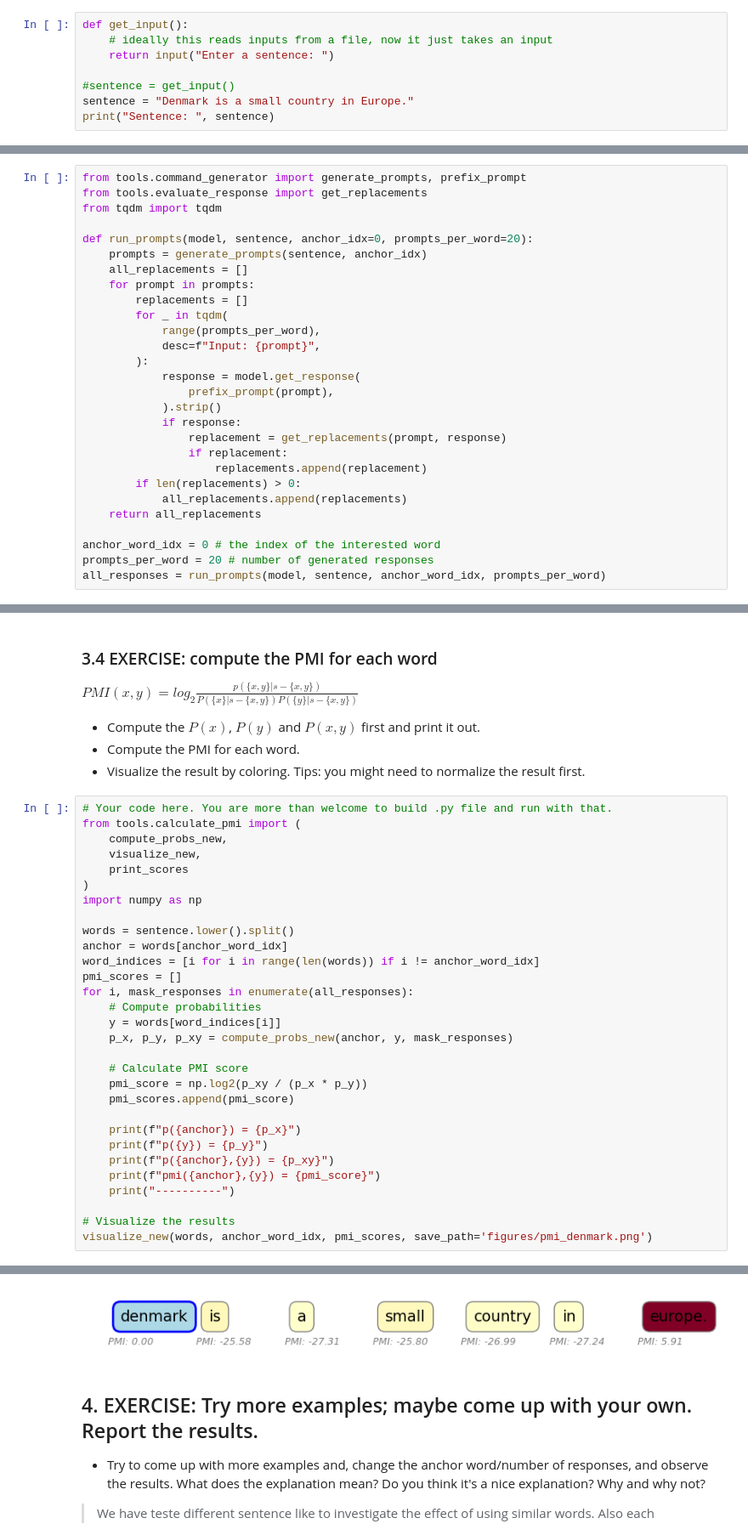
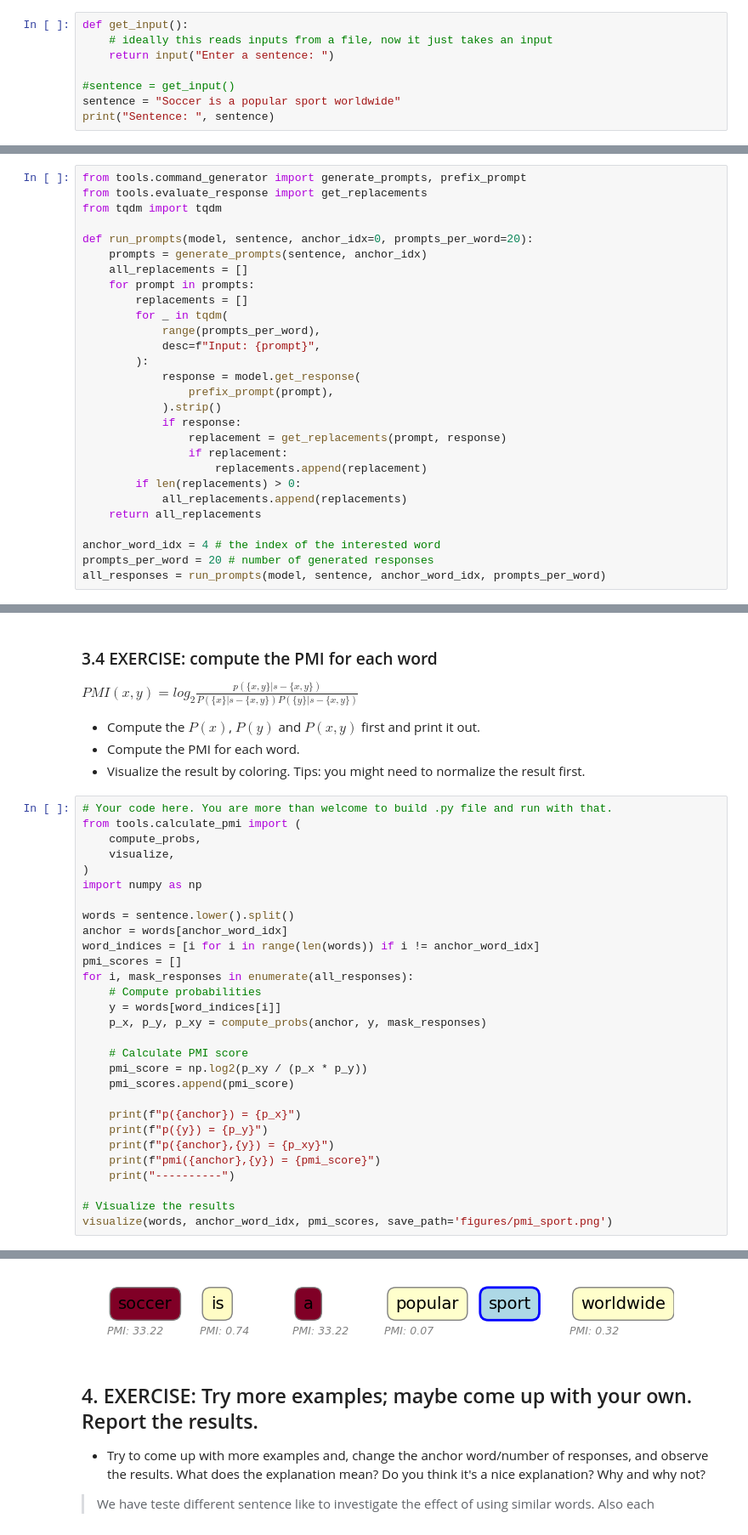
Before and after one commit to MathiasDamsgaard/ResponsibleAI_projects, a Jupyter notebook: GenerativeXAI_project/XAI_GenAI.ipynb, the cells around one changed output, grey strips where cells are left out. Shown: that part at 85% size. Saved outputs shown, nothing was run; the diff lists cells and outputs as text.

```diff
--- a/GenerativeXAI_project/XAI_GenAI.ipynb
+++ b/GenerativeXAI_project/XAI_GenAI.ipynb
@@ -93,6 +93,6 @@ def get_input():
     return input("Enter a sentence: ")
 
 #sentence = get_input()
-sentence = "Denmark is a small country in Europe."
+sentence = "Soccer is a popular sport worldwide"
 print("Sentence: ", sentence)
 # %% [output]
@@ -134,7 +134,7 @@ def run_prompts(model, sentence, anchor_idx=0, prompts_per_word=20):
             all_replacements.append(replacements)
     return all_replacements
 
-anchor_word_idx = 0 # the index of the interested word
+anchor_word_idx = 4 # the index of the interested word
 prompts_per_word = 20 # number of generated responses
 all_responses = run_prompts(model, sentence, anchor_word_idx, prompts_per_word)
 # %% [output]
@@ -152,9 +162,8 @@ $PMI(x,y)=log_2⁡ \frac{p(\{x,y\}| s-\{x,y\})}{P(\{x\}|s-\{x,y\})P(\{y\}|s-\{x,
 # %%
 # Your code here. You are more than welcome to build .py file and run with that.
 from tools.calculate_pmi import (
-    compute_probs_new,
-    visualize_new,
-    print_scores
+    compute_probs,
+    visualize,
 )
 import numpy as np
 
@@ -165,7 +174,7 @@ pmi_scores = []
 for i, mask_responses in enumerate(all_responses):
     # Compute probabilities
     y = words[word_indices[i]]
-    p_x, p_y, p_xy = compute_probs_new(anchor, y, mask_responses)
+    p_x, p_y, p_xy = compute_probs(anchor, y, mask_responses)
 
     # Calculate PMI score
     pmi_score = np.log2(p_xy / (p_x * p_y))
@@ -178,5 +187,5 @@ for i, mask_responses in enumerate(all_responses):
     print("----------")
 
 # Visualize the results
-visualize_new(words, anchor_word_idx, pmi_scores, save_path='figures/pmi_denmark.png')
+visualize(words, anchor_word_idx, pmi_scores, save_path='figures/pmi_sport.png')
 # %% [output]
@@ -201,4 +209,4 @@ PMI Scores:
-[figure, old version]
+[figure, new version]
 # %% [markdown]
 
 ## 4. EXERCISE: Try more examples; maybe come up with your own. Report the results.
```
Also changed, not shown: parts of 3 cells of this notebook, 14 other files.
